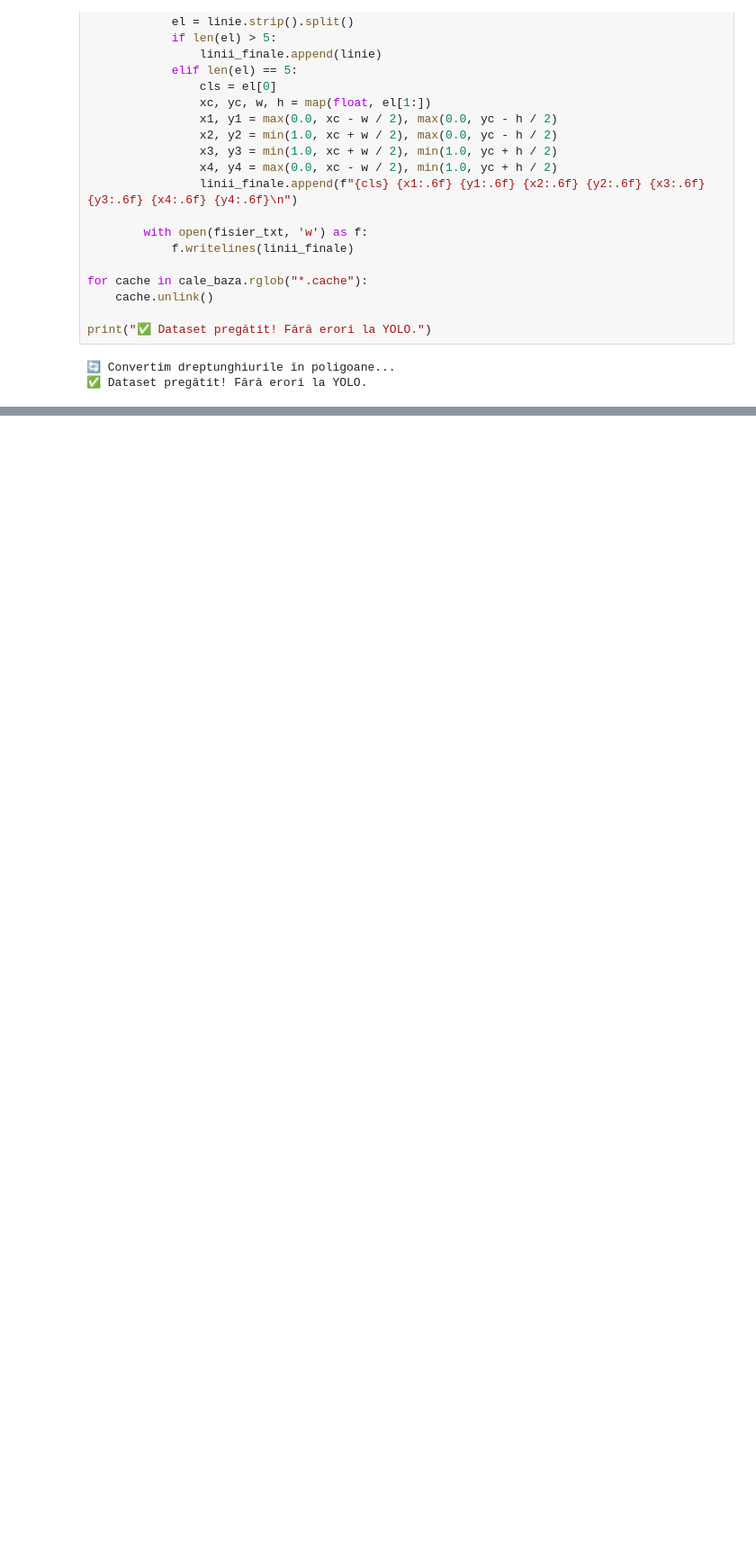
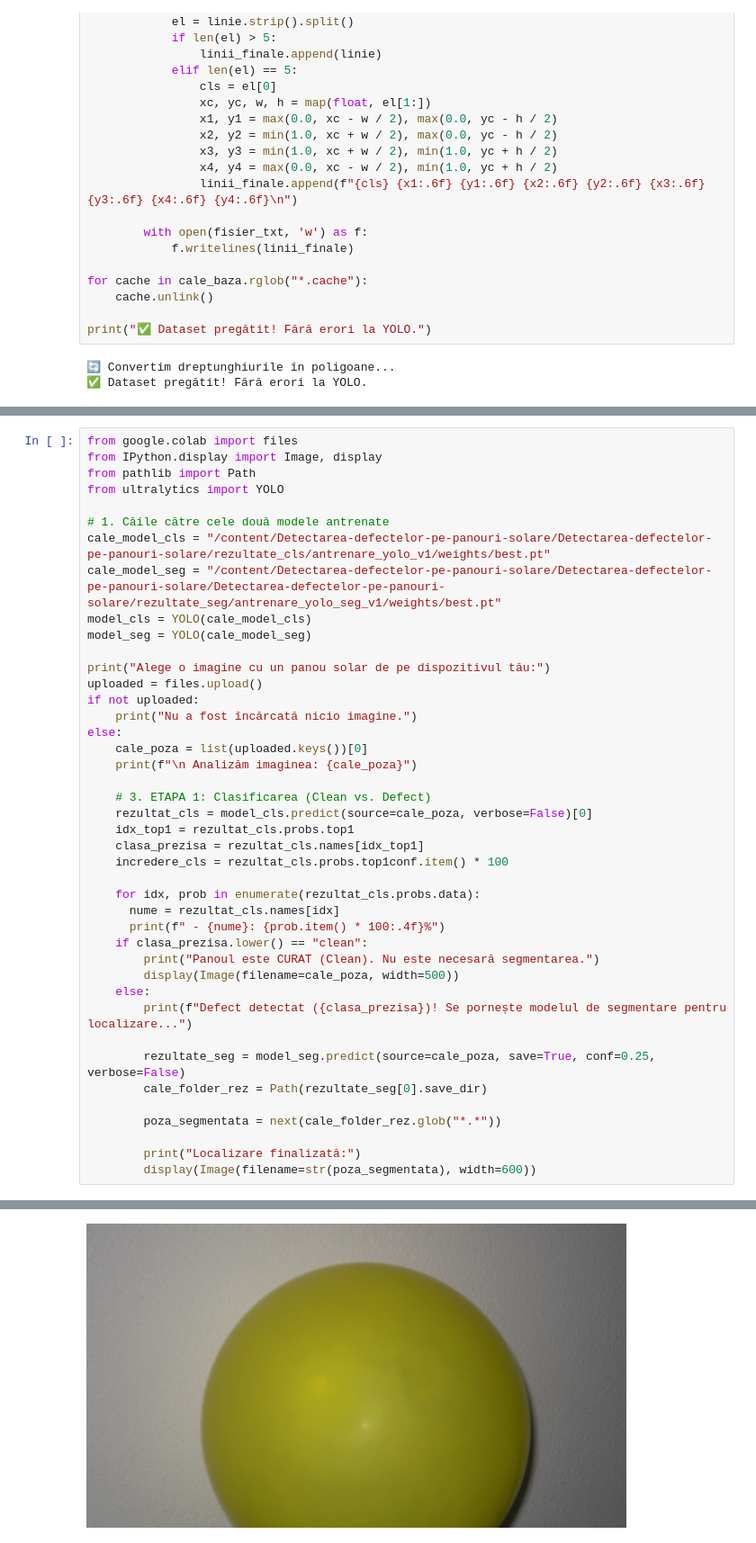
Before and after one commit to constantin-popa/Detectarea-defectelor-pe-panouri-solare, a Jupyter notebook: main.ipynb, the cells around one changed output, grey strips where cells are left out. Shown at 90% size. Drawn from its saved outputs; the diff is of its cells as text; blank space fills up the shorter version.

```diff
--- a/main.ipynb
+++ b/main.ipynb
@@ -343,0 +411,43 @@ for img_rez in cale_predictii.glob("*.jpg"):
+# %%
+from google.colab import files
+from IPython.display import Image, display
+from pathlib import Path
+from ultralytics import YOLO
+
+# 1. Căile către cele două modele antrenate
+cale_model_cls = "/content/Detectarea-defectelor-pe-panouri-solare/Detectarea-defectelor-pe-panouri-solare/rezultate_cls/antrenare_yolo_v1/weights/best.pt"
+cale_model_seg = "/content/Detectarea-defectelor-pe-panouri-solare/Detectarea-defectelor-pe-panouri-solare/Detectarea-defectelor-pe-panouri-solare/rezultate_seg/antrenare_yolo_seg_v1/weights/best.pt"
+model_cls = YOLO(cale_model_cls)
+model_seg = YOLO(cale_model_seg)
+
+print("Alege o imagine cu un panou solar de pe dispozitivul tău:")
+uploaded = files.upload()
+if not uploaded:
+    print("Nu a fost încărcată nicio imagine.")
+else:
+    cale_poza = list(uploaded.keys())[0]
+    print(f"\n Analizăm imaginea: {cale_poza}")
+
+    # 3. ETAPA 1: Clasificarea (Clean vs. Defect)
+    rezultat_cls = model_cls.predict(source=cale_poza, verbose=False)[0]
+    idx_top1 = rezultat_cls.probs.top1
+    clasa_prezisa = rezultat_cls.names[idx_top1]
+    incredere_cls = rezultat_cls.probs.top1conf.item() * 100
+
+    for idx, prob in enumerate(rezultat_cls.probs.data):
+      nume = rezultat_cls.names[idx]
+      print(f" - {nume}: {prob.item() * 100:.4f}%")
+    if clasa_prezisa.lower() == "clean":
+        print("Panoul este CURAT (Clean). Nu este necesară segmentarea.")
+        display(Image(filename=cale_poza, width=500))
+    else:
+        print(f"Defect detectat ({clasa_prezisa})! Se pornește modelul de segmentare pentru localizare...")
+
+        rezultate_seg = model_seg.predict(source=cale_poza, save=True, conf=0.25, verbose=False)
+        cale_folder_rez = Path(rezultate_seg[0].save_dir)
+
+        poza_segmentata = next(cale_folder_rez.glob("*.*"))
+
+        print("Localizare finalizată:")
+        display(Image(filename=str(poza_segmentata), width=600))
+# %% [output]
@@ -343,0 +466 @@ for img_rez in cale_predictii.glob("*.jpg"):
+[figure, added]
```
Also changed, not shown: parts of 8 cells of this notebook.
